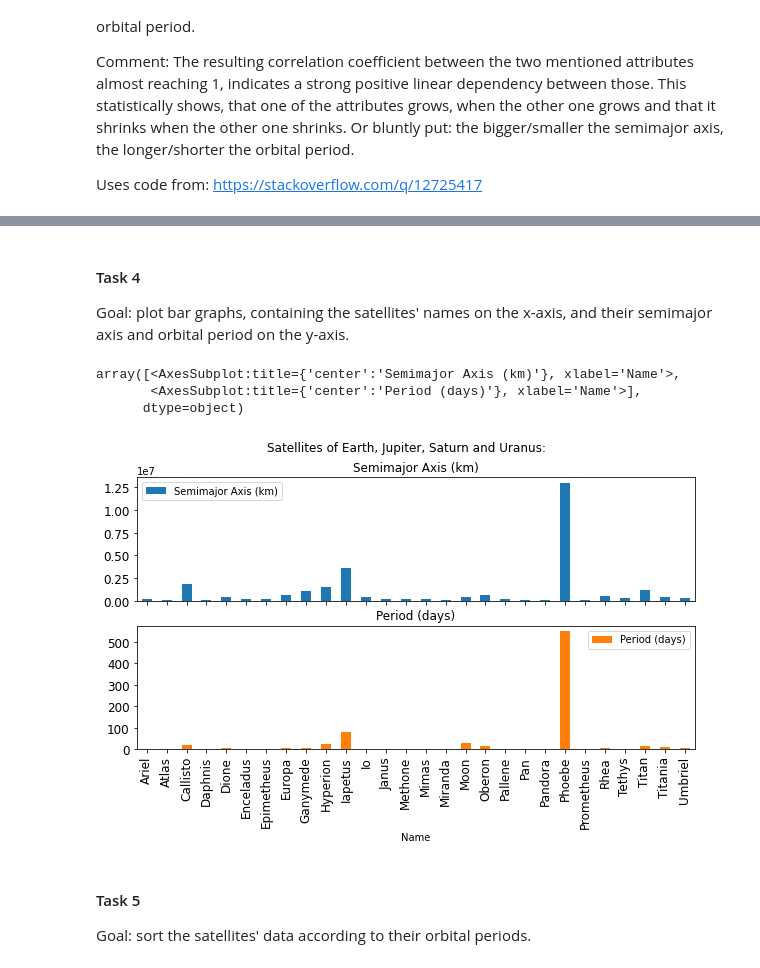
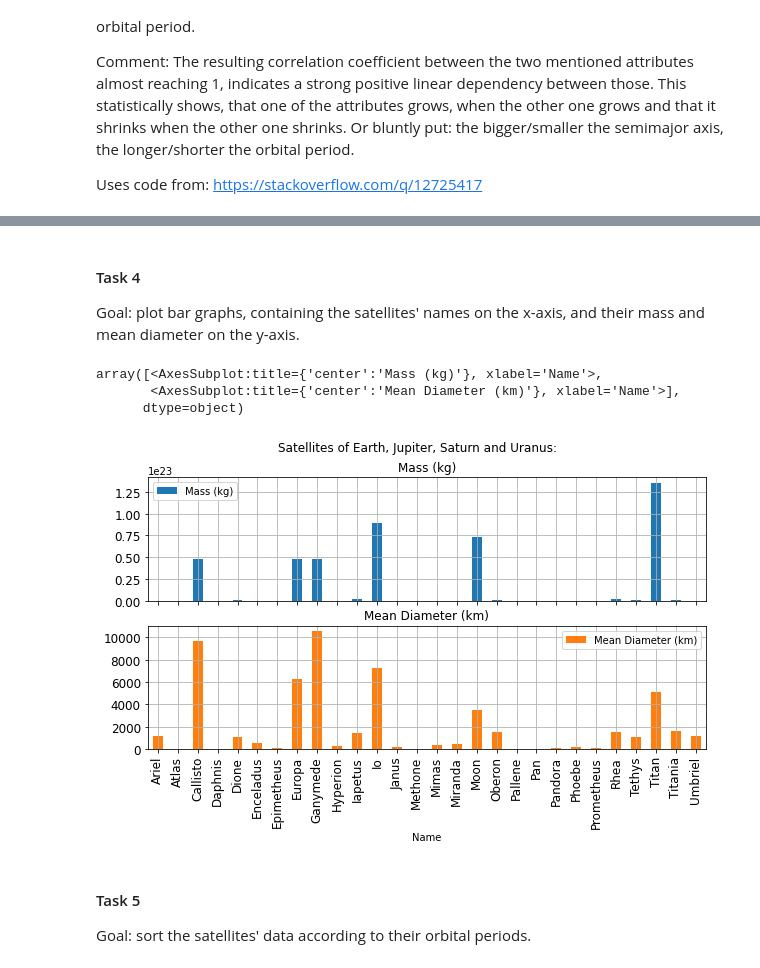
Before and after one commit to patrickmetz/B-S4-Scientific-Python-Programming, a Jupyter notebook: assignment_satellites_pandas.ipynb, the cells around one changed output, grey strips where cells are left out. Drawn from its saved outputs; the diff is of its cells as text; code cells hidden in the pictures.

```diff
--- a/assignment_satellites_pandas.ipynb
+++ b/assignment_satellites_pandas.ipynb
@@ -72,21 +72,22 @@ matrix
 | Mass (kg) | -0.017638 | -0.068866 | 0.097956 | -0.089248 | 0.726364 | 1.000000 |
 # %% [markdown]
 #### Task 4
-Goal: plot bar graphs, containing the satellites' names on the x-axis, and their semimajor
-axis and orbital period on the y-axis.
+Goal: plot bar graphs, containing the satellites' names on the x-axis, and their mass and
+mean diameter on the y-axis.
 # %%
 planet_data.sort_values(by=["Name"]).plot(                   # plot sorted for usability
     title="Satellites of Earth, Jupiter, Saturn and Uranus:",
-    x="Name", y=["Semimajor Axis (km)", "Period (days)"],
+    x="Name", y=["Mass (kg)", "Mean Diameter (km)"],
     kind="bar",
+    grid=True,
     subplots=True,                                           # show plot for each y-axis
     figsize=(10,5),                                          # set size for readability
     fontsize=12)
 # %% [output]
-array([<AxesSubplot:title={'center':'Semimajor Axis (km)'}, xlabel='Name'>,
-       <AxesSubplot:title={'center':'Period (days)'}, xlabel='Name'>],
+array([<AxesSubplot:title={'center':'Mass (kg)'}, xlabel='Name'>,
+       <AxesSubplot:title={'center':'Mean Diameter (km)'}, xlabel='Name'>],
       dtype=object)
-[figure, old version]
+[figure, new version]
 # %% [markdown]
 #### Task 5
 Goal: sort the satellites' data according to their orbital periods.
```
